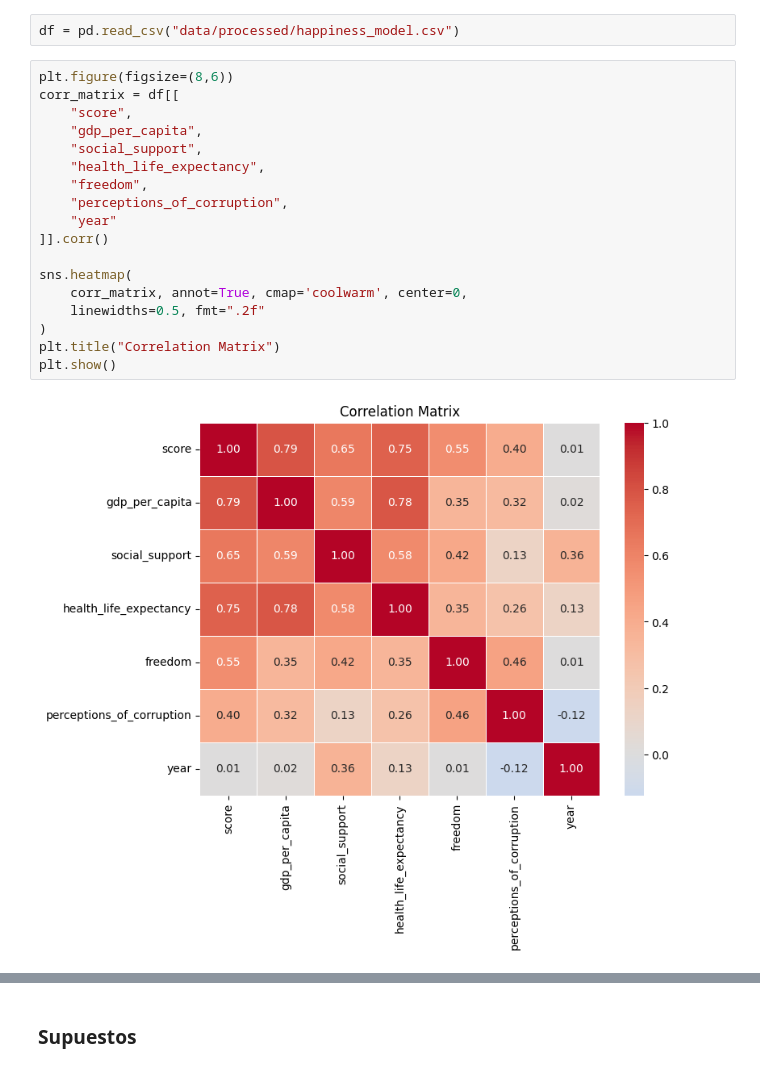
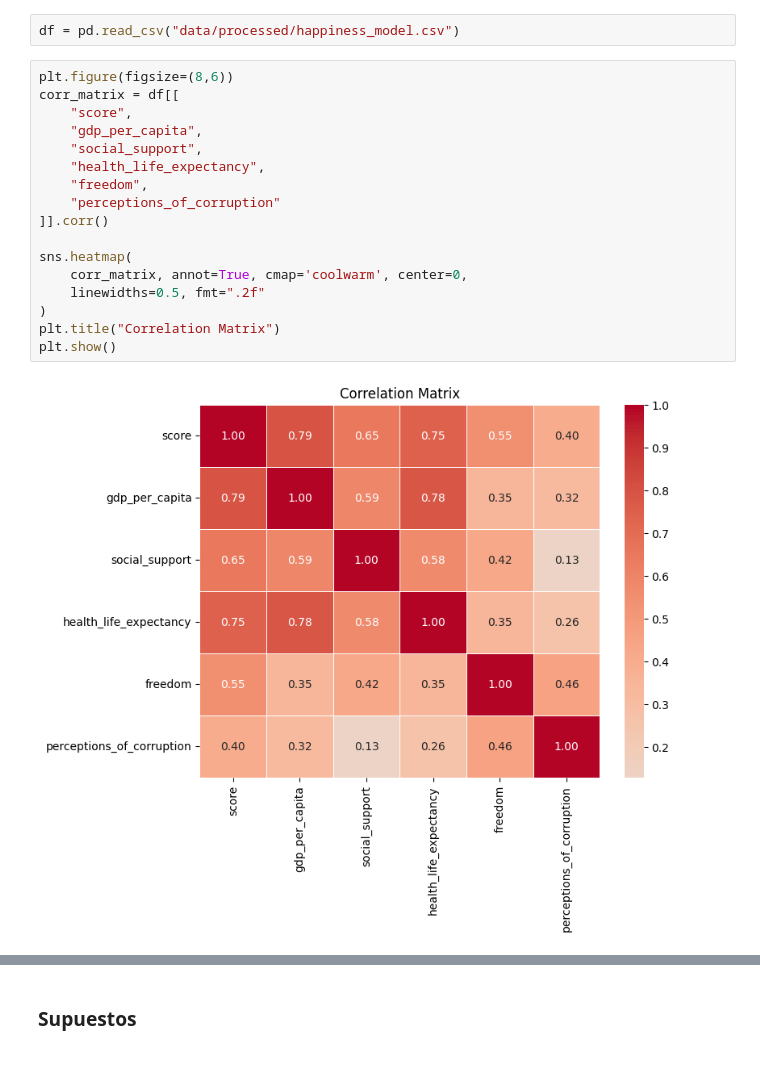
Before and after one commit to Majo0209/Workshop-3, a Jupyter notebook: Regression_Model.ipynb, the cells around one changed output, grey strips where cells are left out. Cells and saved outputs as stored; diff of their text form.

```diff
--- a/Regression_Model.ipynb
+++ b/Regression_Model.ipynb
@@ -16,23 +16,22 @@ df = pd.read_csv("data/processed/happiness_model.csv")
 # %%
 plt.figure(figsize=(8,6))
 corr_matrix = df[[
     "score",
     "gdp_per_capita",
     "social_support",
     "health_life_expectancy",
     "freedom",
-    "perceptions_of_corruption",
-    "year"
+    "perceptions_of_corruption"
 ]].corr()
 
 sns.heatmap(
     corr_matrix, annot=True, cmap='coolwarm', center=0,
     linewidths=0.5, fmt=".2f"
 )
 plt.title("Correlation Matrix")
 plt.show()
 # %% [output]
-[figure, old version]
+[figure, new version]
 # %%
 X = df[[
     "gdp_per_capita",
```
Also changed, not shown: parts of 9 cells of this notebook, 2 other files.
